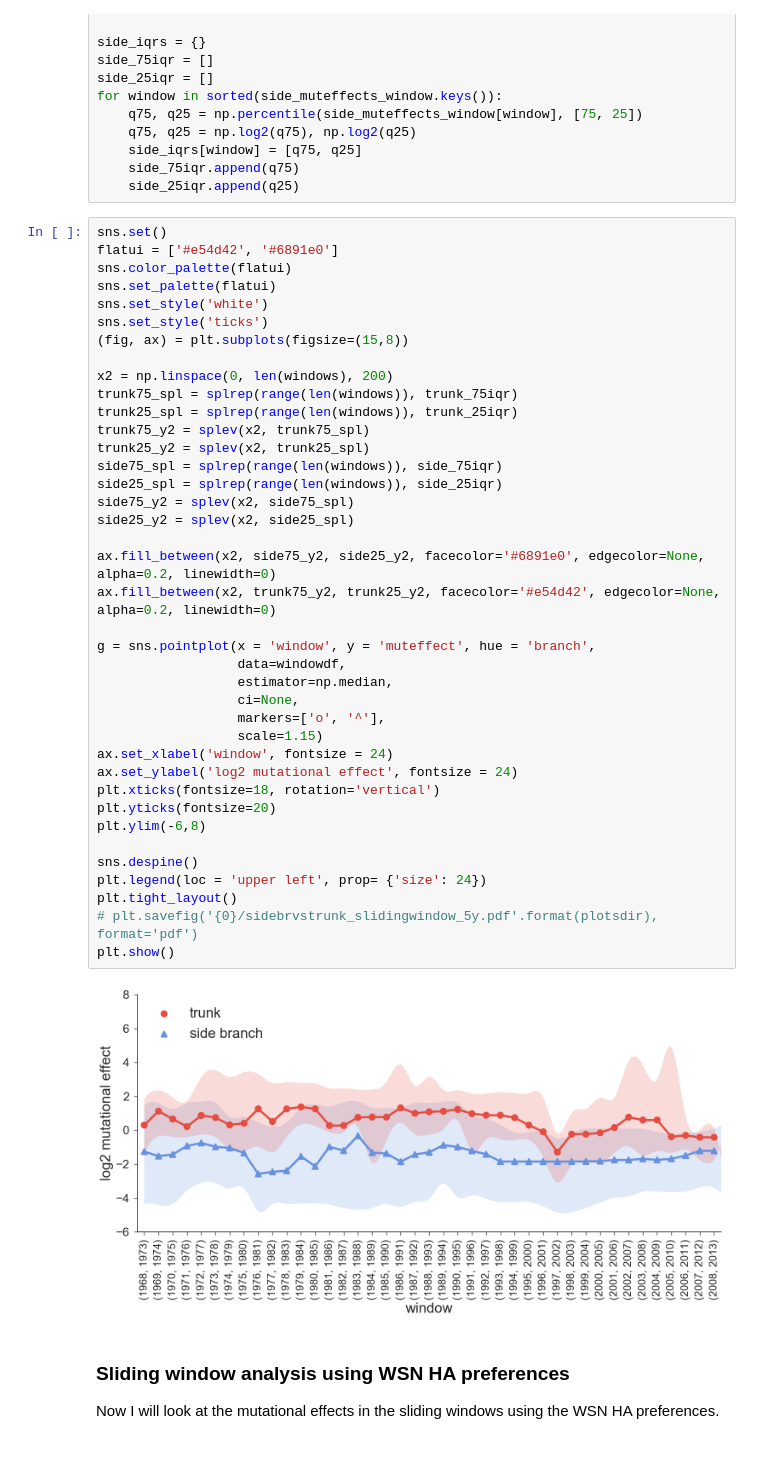
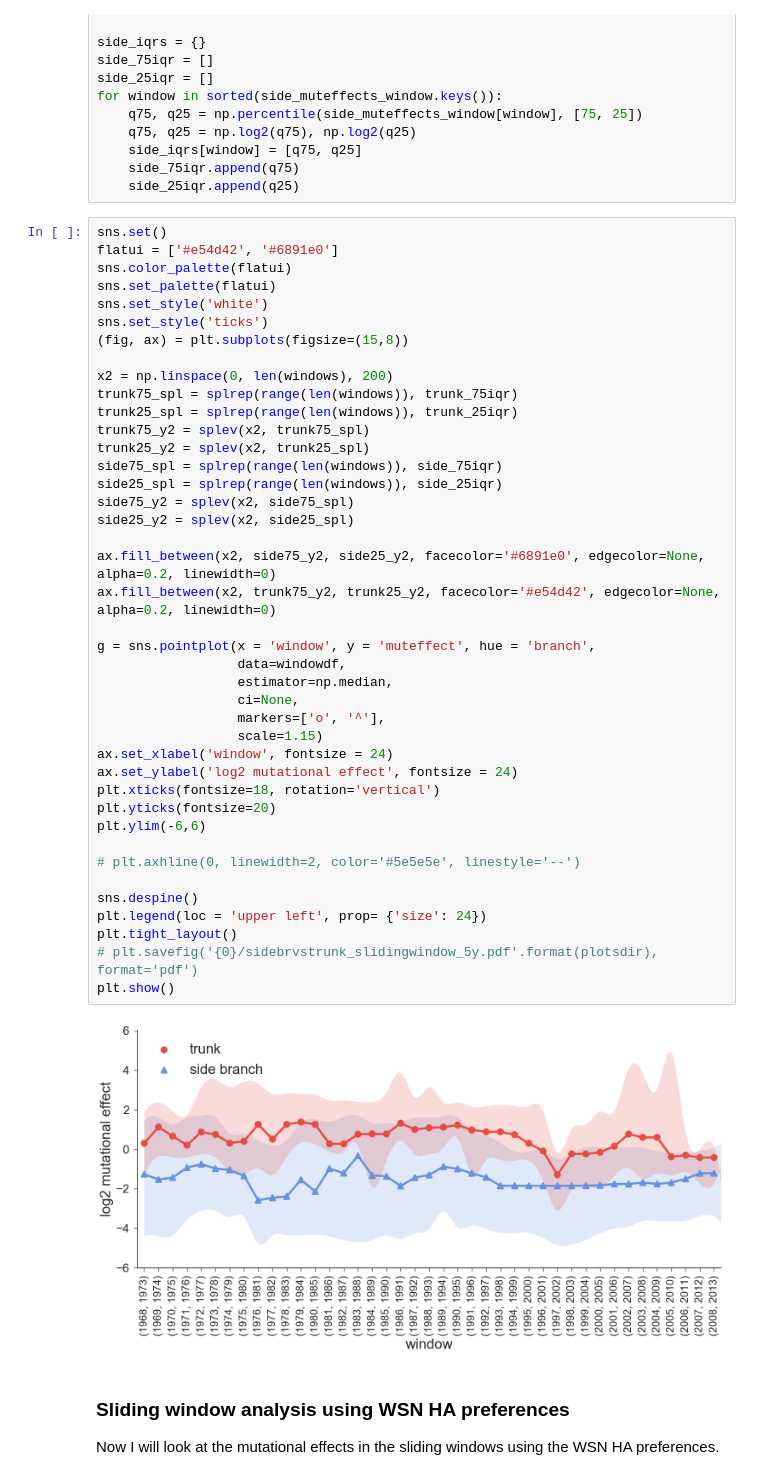
Before and after one commit to jbloomlab/Perth2009-DMS-Manuscript, a Jupyter notebook: analysis_code/Perth2009_DMS_analysis.ipynb, the cells around one changed output. Drawn from its saved outputs; the diff is of its cells as text.

```diff
--- a/analysis_code/Perth2009_DMS_analysis.ipynb
+++ b/analysis_code/Perth2009_DMS_analysis.ipynb
@@ -1462,35 +1462,37 @@ sns.set_style('ticks')
 x2 = np.linspace(0, len(windows), 200)
 trunk75_spl = splrep(range(len(windows)), trunk_75iqr)
 trunk25_spl = splrep(range(len(windows)), trunk_25iqr)
 trunk75_y2 = splev(x2, trunk75_spl)
 trunk25_y2 = splev(x2, trunk25_spl)
 side75_spl = splrep(range(len(windows)), side_75iqr)
 side25_spl = splrep(range(len(windows)), side_25iqr)
 side75_y2 = splev(x2, side75_spl)
 side25_y2 = splev(x2, side25_spl)
 
 ax.fill_between(x2, side75_y2, side25_y2, facecolor='#6891e0', edgecolor=None, alpha=0.2, linewidth=0)
 ax.fill_between(x2, trunk75_y2, trunk25_y2, facecolor='#e54d42', edgecolor=None, alpha=0.2, linewidth=0)
 
 g = sns.pointplot(x = 'window', y = 'muteffect', hue = 'branch',
                   data=windowdf,
                   estimator=np.median,
                   ci=None,
                   markers=['o', '^'],
                   scale=1.15)
 ax.set_xlabel('window', fontsize = 24)
 ax.set_ylabel('log2 mutational effect', fontsize = 24)
 plt.xticks(fontsize=18, rotation='vertical')
 plt.yticks(fontsize=20)
-plt.ylim(-6,8)
+plt.ylim(-6,6)
+
+# plt.axhline(0, linewidth=2, color='#5e5e5e', linestyle='--')
 
 sns.despine()
 plt.legend(loc = 'upper left', prop= {'size': 24})
 plt.tight_layout()
 # plt.savefig('{0}/sidebrvstrunk_slidingwindow_5y.pdf'.format(plotsdir), format='pdf')
 plt.show()
 # %% [output]
-[figure, old version]
+[figure, new version]
 # %% [markdown]
 ### Sliding window analysis using WSN HA preferences
 
```
Also changed, not shown: parts of 1 cell of this notebook.
